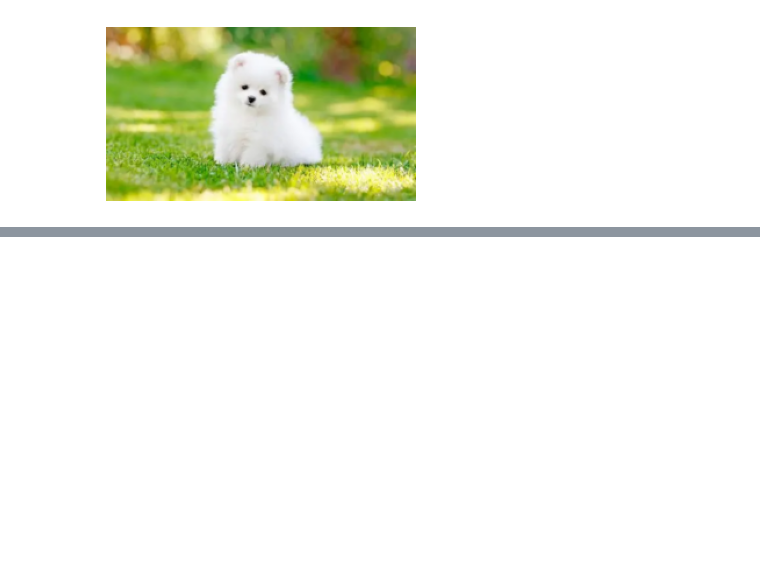
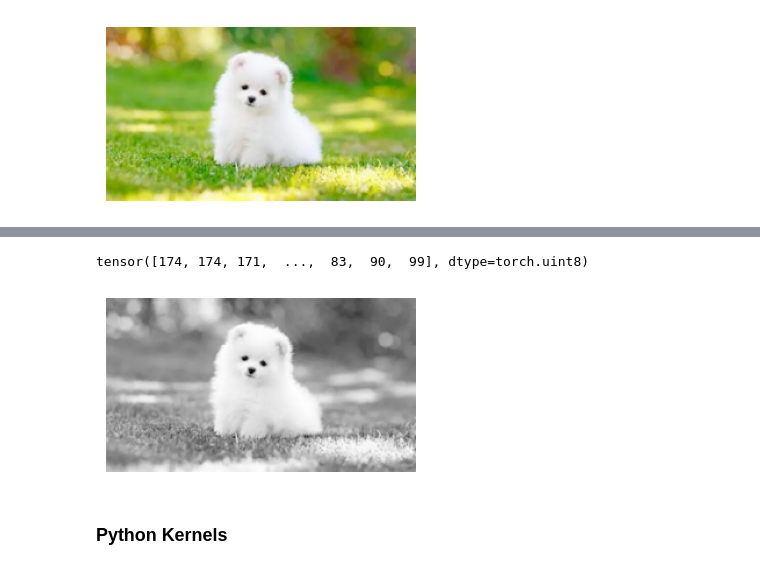
Before and after one commit to raghulchandramouli/cuda-stuffs, a Jupyter notebook: easy/pmpp1.ipynb, the cells around one changed output, grey strips where cells are left out. Saved outputs shown, nothing was run; the diff lists cells and outputs as text; code cells hidden in the pictures; blank space fills up the shorter version.

```diff
--- a/easy/pmpp1.ipynb
+++ b/easy/pmpp1.ipynb
@@ -38,0 +41,11 @@ show_img(img2)
+# %%
+def rgb2grey_py(x):
+    c,h,w = x.shape
+    n = h * w
+    x = x.flatten()
+    res = torch.empty(n, dtype=x.dtype, device=x.device)
+    for i in range(n): res[i] = 0.2989*x[i] + 0.5870*x[i+n] + 0.1140*x[i+2*n]
+    return res.view(h, w)
+# %%
+%%time
+img_g = rgb2grey_py(img2)
@@ -38,0 +55,10 @@ show_img(img2)
+# %%
+img2.flatten()
+# %% [output]
+tensor([174, 174, 171,  ...,  83,  90,  99], dtype=torch.uint8)
+# %%
+show_img(img_g, cmap='gray')
+# %% [output]
+[figure, added]
+# %% [markdown]
+### Python Kernels
```
Also changed, not shown: parts of 6 cells of this notebook.
